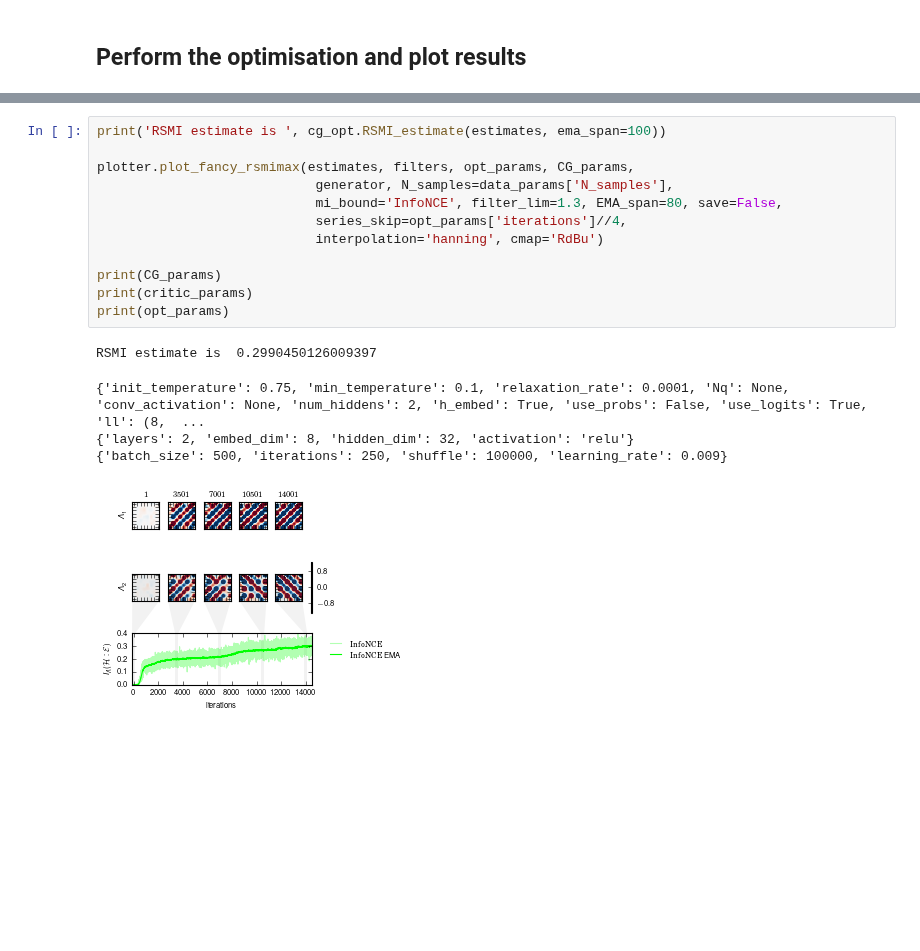
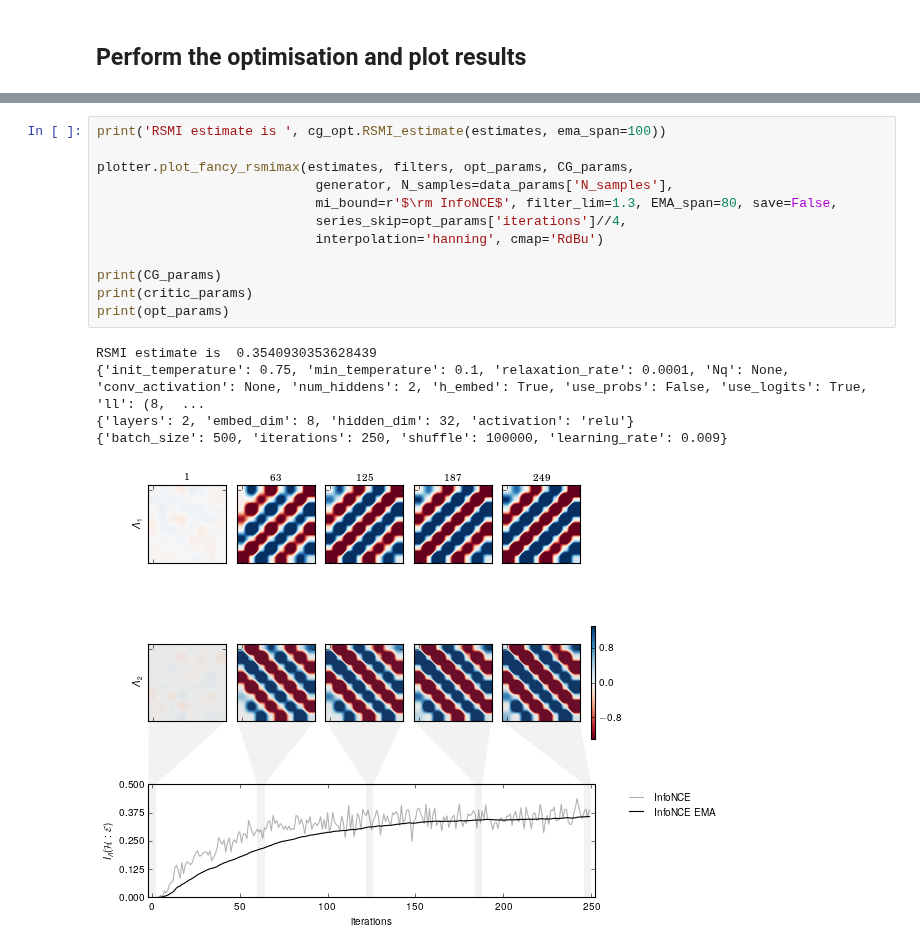
Before and after one commit to RSMI-NE/RSMI-NE, a Jupyter notebook: coarsegrainer/examples/tutorial.ipynb, the cells around one changed output, grey strips where cells are left out. Cells and saved outputs as stored; diff of their text form; blank space fills up the shorter version.

```diff
--- a/coarsegrainer/examples/tutorial.ipynb
+++ b/coarsegrainer/examples/tutorial.ipynb
@@ -112,18 +103,18 @@ Training complete.
 # %%
 print('RSMI estimate is ', cg_opt.RSMI_estimate(estimates, ema_span=100))
 
 plotter.plot_fancy_rsmimax(estimates, filters, opt_params, CG_params,
                             generator, N_samples=data_params['N_samples'],
-                            mi_bound='InfoNCE', filter_lim=1.3, EMA_span=80, save=False,
+                            mi_bound=r'$\rm InfoNCE$', filter_lim=1.3, EMA_span=80, save=False,
                             series_skip=opt_params['iterations']//4,
                             interpolation='hanning', cmap='RdBu')
 
 print(CG_params)
 print(critic_params)
 print(opt_params)
 # %% [output]
-RSMI estimate is  0.2990450126009397
+RSMI estimate is  0.3540930353628439
+{'init_temperature': 0.75, 'min_temperature': 0.1, 'relaxation_rate': 0.0001, 'Nq': None, 'conv_activation': None, 'num_hiddens': 2, 'h_embed': True, 'use_probs': False, 'use_logits': True, 'll': (8,  ...
+{'layers': 2, 'embed_dim': 8, 'hidden_dim': 32, 'activation': 'relu'}
+{'batch_size': 500, 'iterations': 250, 'shuffle': 100000, 'learning_rate': 0.009}
-{'init_temperature': 0.75, 'min_temperature': 0.1, 'relaxation_rate': 0.0001, 'Nq': None, 'conv_activation': None, 'num_hiddens': 2, 'h_embed': True, 'use_probs': False, 'use_logits': True, 'll': (8,  ...
-{'layers': 2, 'embed_dim': 8, 'hidden_dim': 32, 'activation': 'relu'}
-{'batch_size': 500, 'iterations': 250, 'shuffle': 100000, 'learning_rate': 0.009}
-[figure, old version]
+[figure, new version]
```
Also changed, not shown: parts of 2 cells of this notebook, 1 other file.
